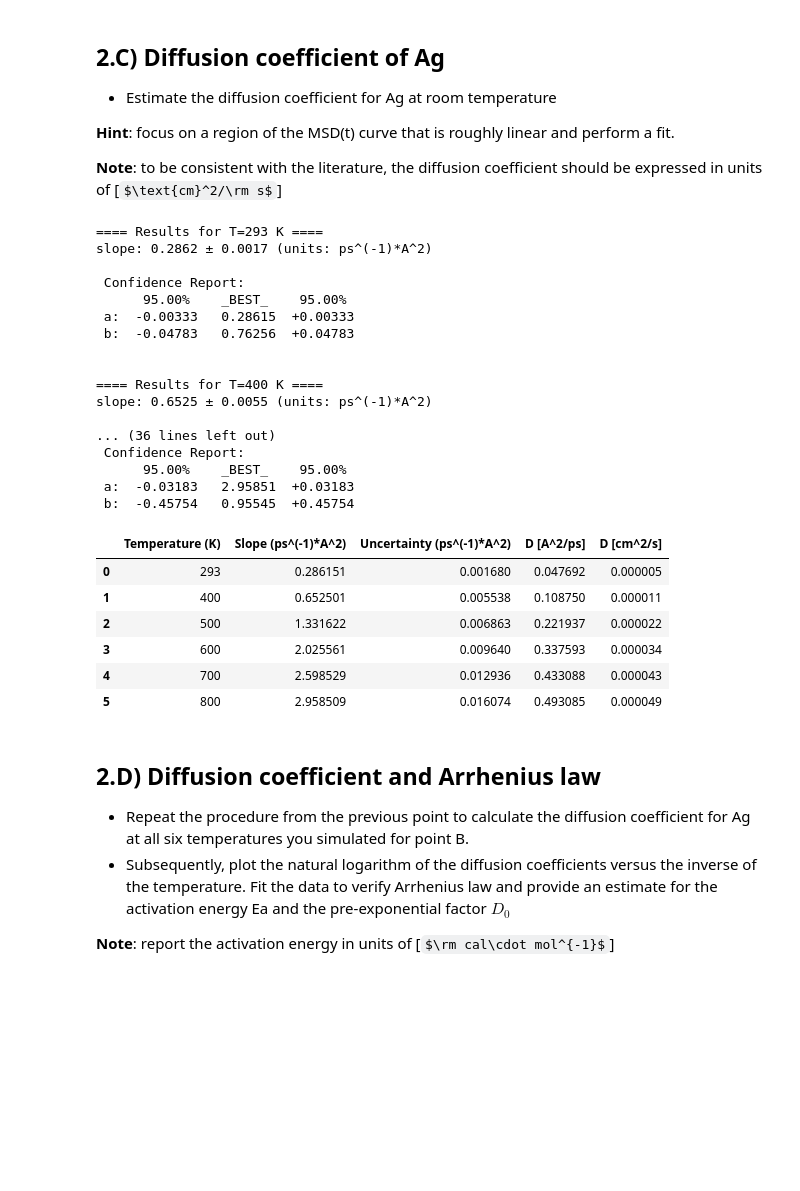
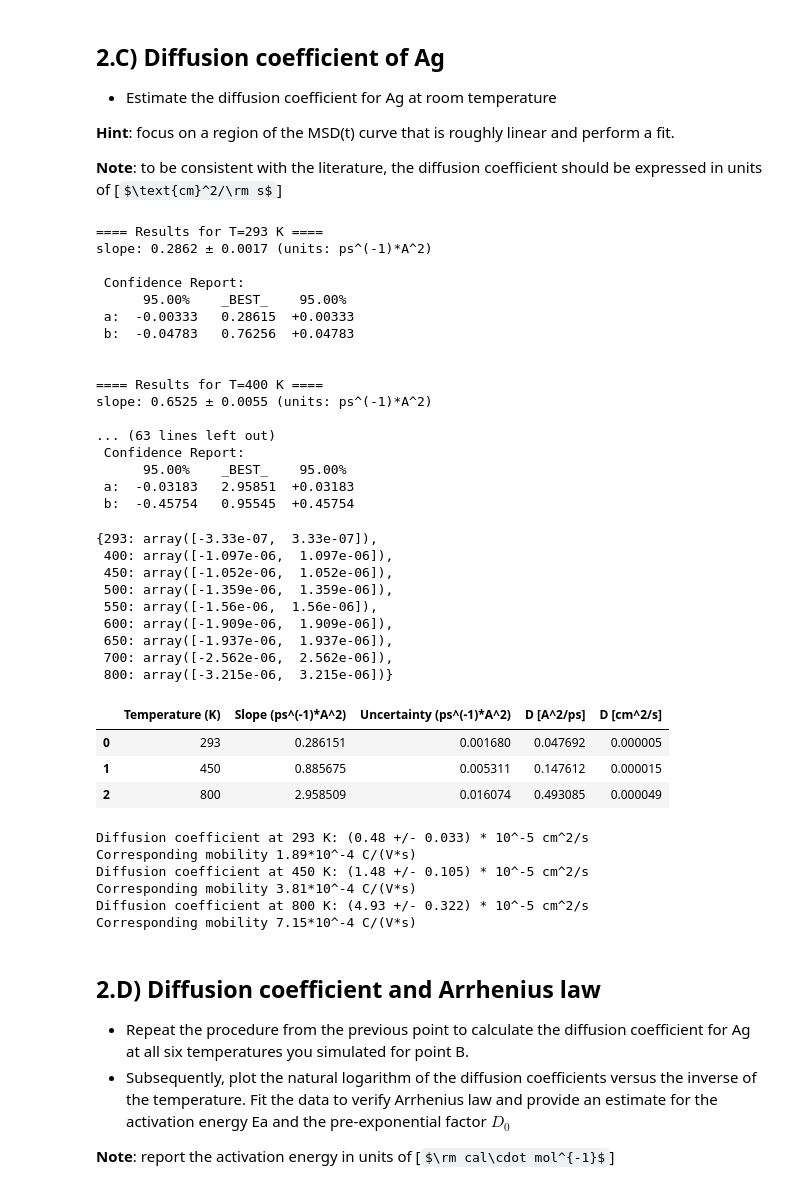
Before and after one commit to sylvainshan/MSE-468-Atomisitc-and-Quantum-Simulations-of-Materials, a Jupyter notebook: lab4/Analysis.ipynb, the cells around one changed output. Drawn from its saved outputs; the diff is of its cells as text; code cells hidden in the pictures; some formulas as TeX source; blank space fills up the shorter version.

```diff
--- a/lab4/Analysis.ipynb
+++ b/lab4/Analysis.ipynb
@@ -306,5 +340,5 @@ plot_rdf(list_df_rdf_293, list_df_rdf_10, n_bins)
 # %%
-T = [293, 400, 500, 600, 700, 800]
+T = [293, 400, 450, 500, 550, 600, 650, 700, 800]
 t_sim = 20
 dt = 4
 filepaths = [f"P2/MSD/E_of_t_6_{t}_0.002.dat" for t in T]
@@ -321,8 +355,10 @@ plot_msd_AgI(list_df_msd, T, t_sim, dt)
 **Note**: to be consistent with the literature, the diffusion coefficient should be expressed in units of [$\text{cm}^2/\rm s$]
 # %%
 # t_min allows to select the minimum time for the fit, in ps
+T = [293, 400, 450, 500, 550, 600, 650, 700, 800]
+list_df_msd = [load_data(fp)[["t (ps)", "MSD_I", "MSD_Ag"]] for fp in filepaths]
 model = Model(linear_function)
-df = fit_msd(list_df_msd, T, model=model, t_min=8, verbose=True)
+df, _, _ = fit_msd(list_df_msd, T, model=model, t_min=8, verbose=True)
 # %% [output]
 ==== Results for T=293 K ====
 slope: 0.2862 ± 0.0017 (units: ps^(-1)*A^2)
@@ -336,25 +372,63 @@ slope: 0.2862 ± 0.0017 (units: ps^(-1)*A^2)
 ==== Results for T=400 K ====
 slope: 0.6525 ± 0.0055 (units: ps^(-1)*A^2)
 
-... (36 lines left out)
+... (63 lines left out)
  Confidence Report:
       95.00%    _BEST_    95.00%
  a:  -0.03183   2.95851  +0.03183
  b:  -0.45754   0.95545  +0.45754
 # %%
+# confidence intervals for the slope
+
+conversion_factor = (1e-8)**2 * 1e12  # Convert A^2/ps to cm^2/s
+
+CI = {
+    293: np.array([-0.00333, 0.00333]) * conversion_factor,
+    400: np.array([-0.01097, 0.01097]) * conversion_factor,
+    450: np.array([-0.01052, 0.01052]) * conversion_factor,
+    500: np.array([-0.01359, 0.01359]) * conversion_factor,
+    550: np.array([-0.01560, 0.01560]) * conversion_factor,
+    600: np.array([-0.01909, 0.01909]) * conversion_factor,
+    650: np.array([-0.01937, 0.01937]) * conversion_factor,
+    700: np.array([-0.02562, 0.02562]) * conversion_factor,
+    800: np.array([-0.03215, 0.03215]) * conversion_factor
+}
+
+display(CI)
+
 # Compute the diffusion coefficient and convert it to cm^2/s
 dim = 3
 df["D [A^2/ps]"] = df["Slope (ps^(-1)*A^2)"] / (2 * dim)
-df["D [cm^2/s]"] = df["D [A^2/ps]"] * (1e-8)**2 * 1e12
+df["D [cm^2/s]"] = df["D [A^2/ps]"] * conversion_factor
+
 display(df)
+# Display diffusion coefficients with confidence intervals
+
+for t in T:
+    D_val = df.loc[df["Temperature (K)"] == t, "D [cm^2/s]"].values[0]
+    err = CI[t][1]
+    print(f"Diffusion coefficient at {t} K: ({D_val*1e5:.2f} +/- {err*1e5:.3f}) * 10^-5 cm^2/s")
+    print(f"Corresponding mobility {elementary_charge * D_val / (Boltzmann * t)*1e4:.2f}*10^-4 C/(V*s)")
 # %% [output]
+{293: array([-3.33e-07,  3.33e-07]),
+ 400: array([-1.097e-06,  1.097e-06]),
+ 450: array([-1.052e-06,  1.052e-06]),
+ 500: array([-1.359e-06,  1.359e-06]),
+ 550: array([-1.56e-06,  1.56e-06]),
+ 600: array([-1.909e-06,  1.909e-06]),
+ 650: array([-1.937e-06,  1.937e-06]),
+ 700: array([-2.562e-06,  2.562e-06]),
+ 800: array([-3.215e-06,  3.215e-06])}
 |  | Temperature (K) | Slope (ps^(-1)*A^2) | Uncertainty (ps^(-1)*A^2) | D [A^2/ps] | D [cm^2/s] |
 | 0 | 293 | 0.286151 | 0.001680 | 0.047692 | 0.000005 |
-| 1 | 400 | 0.652501 | 0.005538 | 0.108750 | 0.000011 |
-| 2 | 500 | 1.331622 | 0.006863 | 0.221937 | 0.000022 |
-| 3 | 600 | 2.025561 | 0.009640 | 0.337593 | 0.000034 |
-| 4 | 700 | 2.598529 | 0.012936 | 0.433088 | 0.000043 |
-| 5 | 800 | 2.958509 | 0.016074 | 0.493085 | 0.000049 |
+| 1 | 450 | 0.885675 | 0.005311 | 0.147612 | 0.000015 |
+| 2 | 800 | 2.958509 | 0.016074 | 0.493085 | 0.000049 |
+Diffusion coefficient at 293 K: (0.48 +/- 0.033) * 10^-5 cm^2/s
+Corresponding mobility 1.89*10^-4 C/(V*s)
+Diffusion coefficient at 450 K: (1.48 +/- 0.105) * 10^-5 cm^2/s
+Corresponding mobility 3.81*10^-4 C/(V*s)
+Diffusion coefficient at 800 K: (4.93 +/- 0.322) * 10^-5 cm^2/s
+Corresponding mobility 7.15*10^-4 C/(V*s)
 # %% [markdown]
 ## 2.D) Diffusion coefficient and Arrhenius law
 
```
Also changed, not shown: parts of 7 cells of this notebook, 15 other files.
